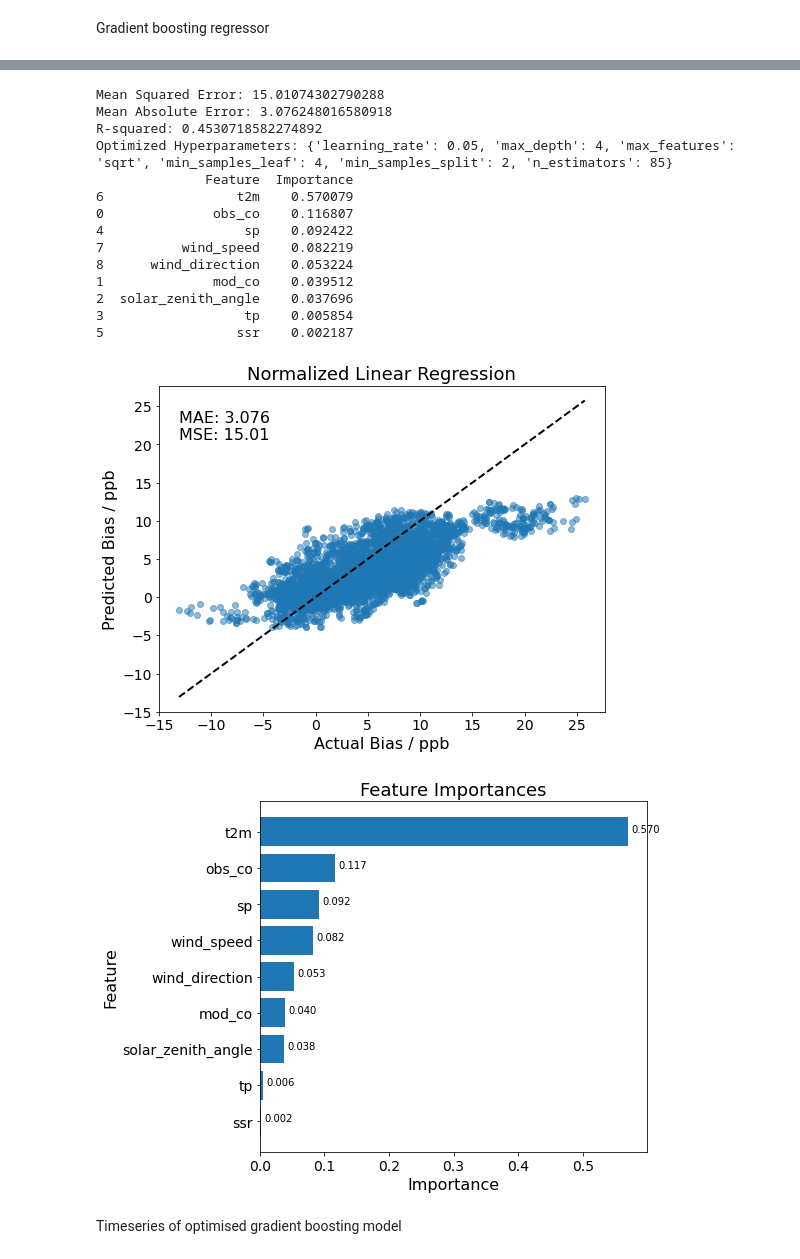
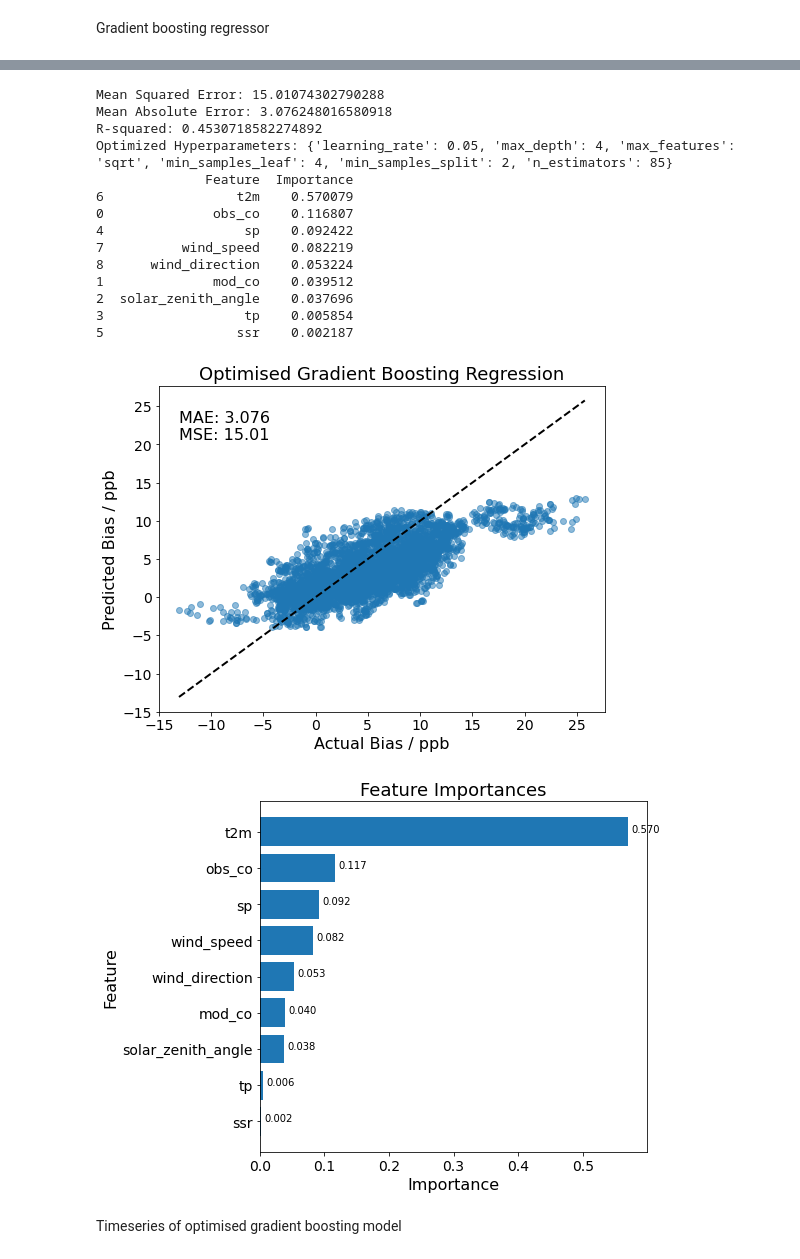
Before and after one commit to jamesperman/partiii_project, a Jupyter notebook: cvao_plots.ipynb, the cells around one changed output, grey strips where cells are left out. Cells and saved outputs as stored; diff of their text form; code cells hidden in the pictures.

```diff
--- a/cvao_plots.ipynb
+++ b/cvao_plots.ipynb
@@ -984,7 +984,7 @@ model = GridSearchCV(
     param_grid=param_grid,
     cv=tscv,
     n_jobs=-1,
-    scoring='neg_mean_squared_error'  # Example scoring for regression; choose your preferred scoring
+    scoring='neg_mean_squared_error'
 )
 
 # Fit the model
@@ -1017,7 +1017,7 @@ plt.scatter(y_test, y_pred, alpha=0.5, label='Predicted vs. Observed')
 plt.plot([y_test.min(), y_test.max()], [y_test.min(), y_test.max()], 'k--', lw=2, label='1:1 line')
 plt.xlabel("Actual Bias / ppb", fontsize=16)
 plt.ylabel("Predicted Bias / ppb", fontsize=16)
-plt.title("Normalized Linear Regression", fontsize=18)
+plt.title("Optimised Gradient Boosting Regression", fontsize=18)
 plt.text(y_test.min(), y_test.max()*0.95, f'MAE: {mae:.3f}\nMSE: {mse:.2f}', fontsize=16, verticalalignment='top')
 plt.tick_params(axis='both', which='major', labelsize=14)
 
@@ -1031,34 +1031,34 @@ sorted_features = np.array(feature_names)[sorted_indices]
 sorted_importances = feature_importance[sorted_indices]
 
 plt.figure(figsize=(8, 6))
 plt.barh(sorted_features, sorted_importances)
 plt.xlabel('Importance', fontsize=16)
 plt.ylabel('Feature', fontsize=16)
 plt.title('Feature Importances', fontsize=18)
 plt.tick_params(axis='both', which='major', labelsize=14)
 
 for index, value in enumerate(sorted_importances):
     plt.text(value + 0.005, index, f'{value:.3f}')
 
 plt.tight_layout()
 plt.savefig('/home/ajp255/nethome/Data/MLPlots/gb_feature_importances_plot.png', dpi=600)
 plt.show()
 # %% [output]
 Mean Squared Error: 15.01074302790288
 Mean Absolute Error: 3.076248016580918
 R-squared: 0.4530718582274892
 Optimized Hyperparameters: {'learning_rate': 0.05, 'max_depth': 4, 'max_features': 'sqrt', 'min_samples_leaf': 4, 'min_samples_split': 2, 'n_estimators': 85}
               Feature  Importance
 6                 t2m    0.570079
 0              obs_co    0.116807
 4                  sp    0.092422
 7          wind_speed    0.082219
 8      wind_direction    0.053224
 1              mod_co    0.039512
 2  solar_zenith_angle    0.037696
 3                  tp    0.005854
 5                 ssr    0.002187
-[figure, old version]
+[figure, new version]
 [figure]
 # %% [markdown]
 Timeseries of optimised gradient boosting model
```
Also changed, not shown: parts of 4 cells of this notebook, 2 other files.
